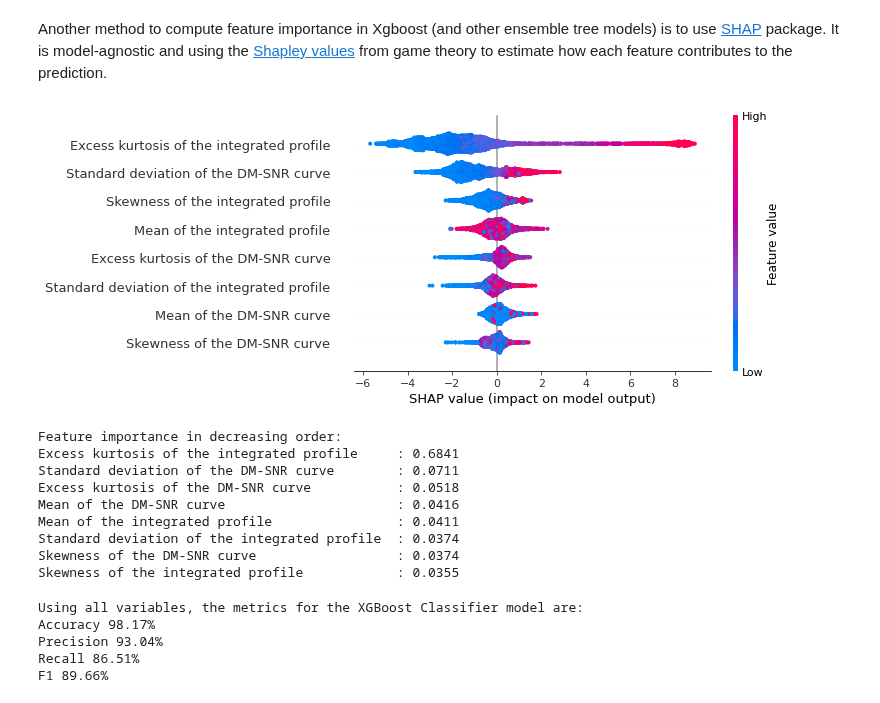
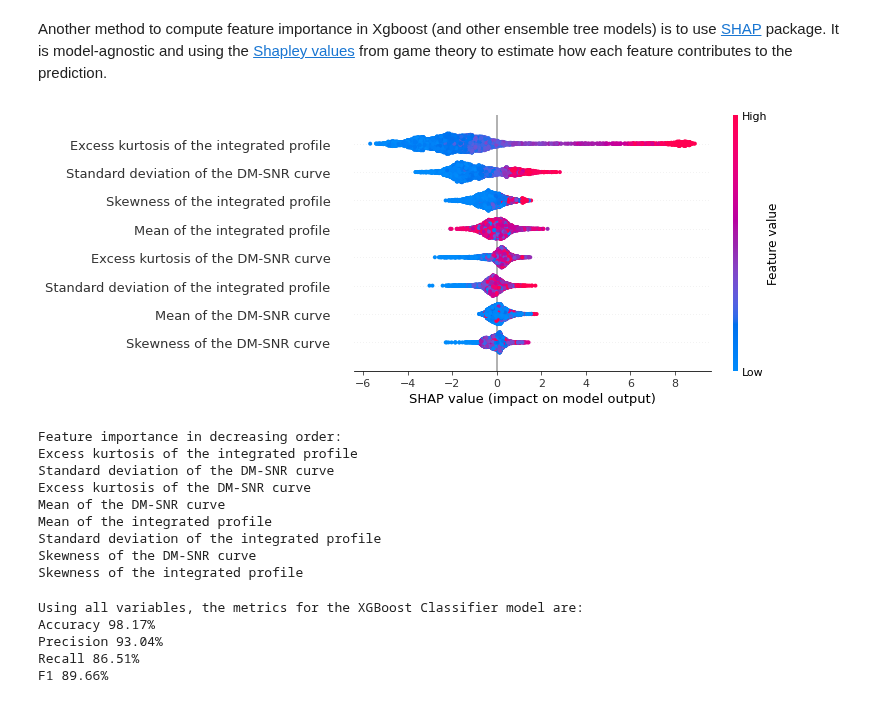
Before and after one commit to foukonana/MSc_MachineLearning_Asgmts, a Jupyter notebook: Assignments/Asgmt7_FeatureSelection/asgmt7_afoudouli.ipynb, the cells around one changed output. Saved outputs shown, nothing was run; the diff lists cells and outputs as text; code cells hidden in the pictures.

```diff
--- a/Assignments/Asgmt7_FeatureSelection/asgmt7_afoudouli.ipynb
+++ b/Assignments/Asgmt7_FeatureSelection/asgmt7_afoudouli.ipynb
@@ -94,10 +96,10 @@ Feature importance refers to a class of techniques for assigning scores to input
 Linear machine learning algorithms fit a model where the prediction is the weighted sum of the input values.
 All of these algorithms find a set of coefficients to use in the weighted sum in order to make a prediction. These coefficients can be used directly as a crude type of feature importance score.
 # %%
-clf = LogisticRegression(random_state=119)
+clf_full = LogisticRegression(random_state=119)
 
-clf.fit(X_train, y_train)
-lg_importance = clf.coef_
+clf_full.fit(X_train, y_train)
+lg_importance = clf_full.coef_
 
 
 plt.bar(x=feature_names, height=lg_importance[0], alpha=0.5, color='green')
@@ -140,10 +142,10 @@ Precision 95.36%
 Recall 75.97%
 F1 84.57%
 # %%
-clf = LogisticRegression(random_state=119)
-clf.fit(X_train[:, select4], y_train)
-predictions = clf.predict(X_test[:, select4])
-print_metrics(4, 'Logistic Regression', y_test, predictions)
+clf4 = LogisticRegression(random_state=119)
+clf4 .fit(X_train[:, select4], y_train)
+predictions4 = clf4 .predict(X_test[:, select4])
+print_metrics(4, 'Logistic Regression', y_test, predictions4)
 # %% [output]
 Using 4 variables, the metrics for the Logistic Regression model are:
 Accuracy 97.19%
@@ -151,10 +153,10 @@ Precision 93.71%
 Recall 74.31%
 F1 82.89%
 # %%
-clf = LogisticRegression(random_state=119)
-clf.fit(X_train[:, select6], y_train)
-predictions = clf.predict(X_test[:, select6])
-print_metrics(6, 'Logistic Regression', y_test, predictions)
+clf6 = LogisticRegression(random_state=119)
+clf6.fit(X_train[:, select6], y_train)
+predictions6 = clf6.predict(X_test[:, select6])
+print_metrics(6, 'Logistic Regression', y_test, predictions6)
 # %% [output]
 Using 6 variables, the metrics for the Logistic Regression model are:
 Accuracy 97.44%
@@ -168,10 +182,10 @@ In XGBoost importance provides a score that indicates how useful or valuable eac
 
 *Importance is calculated for a single decision tree by the amount that each attribute split point improves the performance measure, weighted by the number of observations the node is responsible for.*
 # %%
-clf = XGBClassifier(random_state=546)
+clf_full = XGBClassifier(random_state=546)
 
-clf.fit(X_train, y_train)
-xgb_importance = clf.feature_importances_
+clf_full.fit(X_train, y_train)
+xgb_importance = clf_full.feature_importances_
 
 
 plt.bar(x=feature_names, height=xgb_importance, alpha=0.5, color='green')
@@ -183,30 +197,30 @@ plt.show()
 # %% [markdown]
 Another method to compute feature importance in Xgboost (and other ensemble tree models) is to use [SHAP](https://shap.readthedocs.io/en/latest/) package. It is model-agnostic and using the [Shapley values](https://christophm.github.io/interpretable-ml-book/shapley.html) from game theory to estimate how each feature contributes to the prediction.
 # %%
-explainer = shap.TreeExplainer(clf)
+explainer = shap.TreeExplainer(clf_full)
 shap_values = explainer.shap_values(X_test)
 
 plt.figure(figsize=(14,4))
 shap.summary_plot(shap_values, X_test, feature_names=feature_names)
 plt.show()
 # %% [output]
-[figure, old version]
+[figure, new version]
 # %%
 feat_importance = sorted([(i,x) for i,x in enumerate(xgb_importance)], key=lambda x:x[1], reverse=True)
 select4 = [x[0] for x in feat_importance[:4]]
 select6 = [x[0] for x in feat_importance[:6]]
 
-feature_importance = '\n'.join([(f'{feature_names[x[0]]: <45} : {x[1]:.4f}') for x in feat_importance])
+feature_importance = '\n'.join([feature_names[x[0]] for x in feat_importance])
 print('Feature importance in decreasing order:')
 print(feature_importance)
 # %% [output]
 Feature importance in decreasing order:
-Excess kurtosis of the integrated profile     : 0.6841
-Standard deviation of the DM-SNR curve        : 0.0711
-Excess kurtosis of the DM-SNR curve           : 0.0518
-Mean of the DM-SNR curve                      : 0.0416
-Mean of the integrated profile                : 0.0411
-Standard deviation of the integrated profile  : 0.0374
-Skewness of the DM-SNR curve                  : 0.0374
-Skewness of the integrated profile            : 0.0355
+Excess kurtosis of the integrated profile
+Standard deviation of the DM-SNR curve
+Excess kurtosis of the DM-SNR curve
+Mean of the DM-SNR curve
+Mean of the integrated profile
+Standard deviation of the integrated profile
+Skewness of the DM-SNR curve
+Skewness of the integrated profile
 # %%
```
Also changed, not shown: parts of 16 cells of this notebook.
